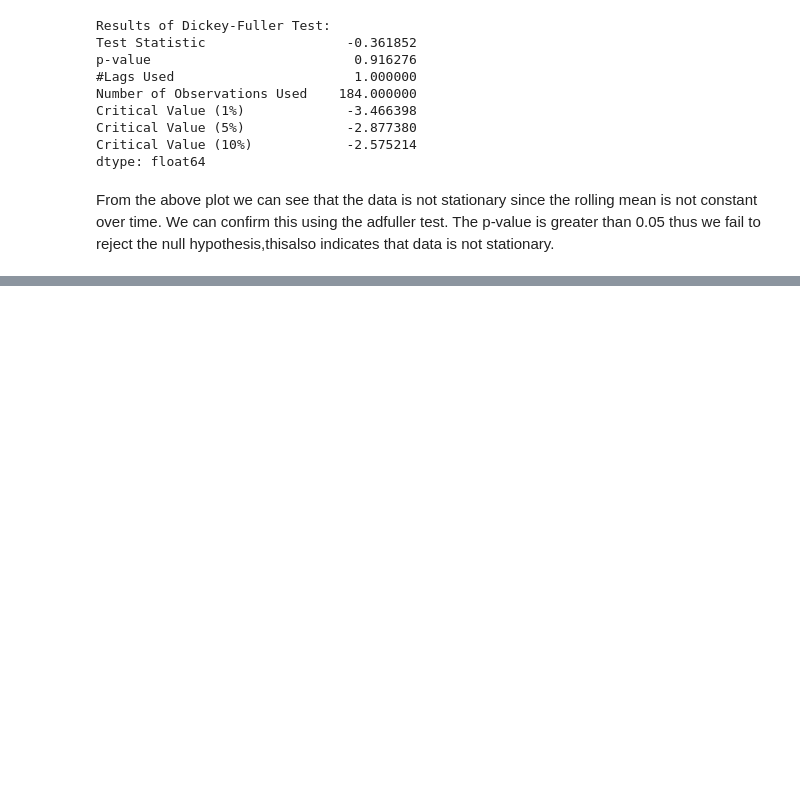
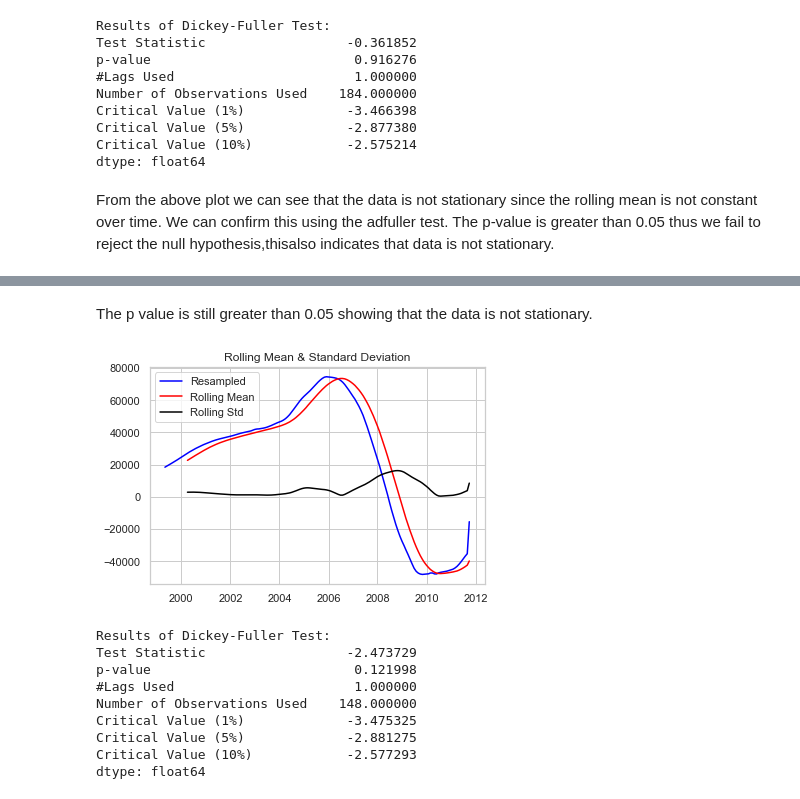
Before and after one commit to FrankOyugi/Phase-4-Project, a Jupyter notebook: index.ipynb, the cells around one changed output, grey strips where cells are left out. Cells and saved outputs as stored; diff of their text form; code cells hidden in the pictures; blank space fills up the shorter version.

```diff
--- a/index.ipynb
+++ b/index.ipynb
@@ -661,0 +736,18 @@ From the above plot we can see that the data is not stationary since the rolling
+# %% [markdown]
+The p value is still greater than 0.05 showing that the data is not stationary.
+# %%
+# Calling the 'calculate_data_diff' function to calculate data differences and check stationarity
+# with a specified period of 36 months
+
+calculate_data_diff(train_set,36)
+# %% [output]
+[figure, added]
+Results of Dickey-Fuller Test:
+Test Statistic                  -2.473729
+p-value                          0.121998
+#Lags Used                       1.000000
+Number of Observations Used    148.000000
+Critical Value (1%)             -3.475325
+Critical Value (5%)             -2.881275
+Critical Value (10%)            -2.577293
+dtype: float64
```
Also changed, not shown: parts of 18 cells of this notebook.
